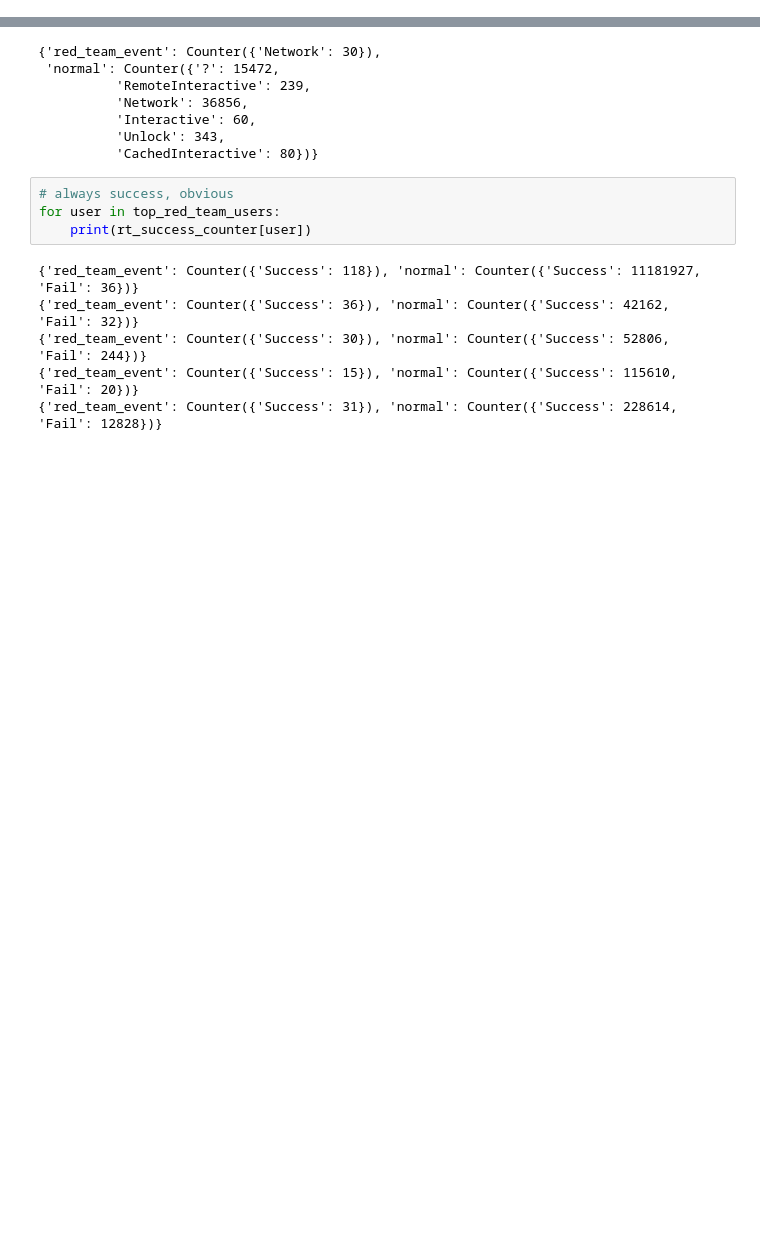
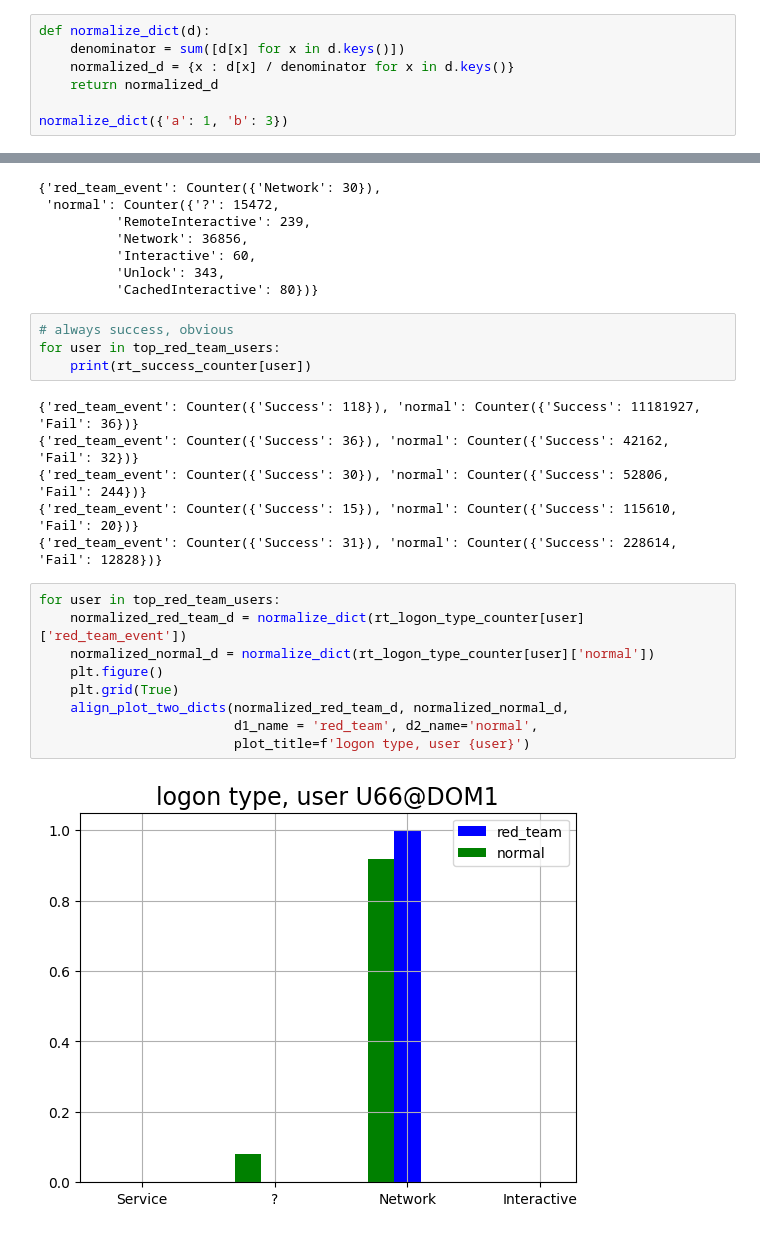
Before and after one commit to mariia-dream/lanl_data, a Jupyter notebook: lanl_basic_eda.ipynb, the cells around one changed output, grey strips where cells are left out. Drawn from its saved outputs; the diff is of its cells as text; blank space fills up the shorter version.

Commit message:
added plots for a few red team users

```diff
--- a/lanl_basic_eda.ipynb
+++ b/lanl_basic_eda.ipynb
@@ -75,3 +75,10 @@ MAX_NUM_LINES = int(1e8)
 AUTH_COLUMNS =['time', 'source_user_at_domain','destination_user_at_domain',
                               'source_computer','destination_computer','authentication_type',
                               'logon_type','authentication_orientation','success_failure']
+# %%
+def normalize_dict(d):
+    denominator = sum([d[x] for x in d.keys()])
+    normalized_d = {x : d[x] / denominator for x in d.keys()}
+    return normalized_d
+
+normalize_dict({'a': 1, 'b': 3})
@@ -631,3 +640,14 @@ for user in top_red_team_users:
 {'red_team_event': Counter({'Success': 30}), 'normal': Counter({'Success': 52806, 'Fail': 244})}
 {'red_team_event': Counter({'Success': 15}), 'normal': Counter({'Success': 115610, 'Fail': 20})}
 {'red_team_event': Counter({'Success': 31}), 'normal': Counter({'Success': 228614, 'Fail': 12828})}
+# %%
+for user in top_red_team_users:
+    normalized_red_team_d = normalize_dict(rt_logon_type_counter[user]['red_team_event'])
+    normalized_normal_d = normalize_dict(rt_logon_type_counter[user]['normal'])
+    plt.figure()
+    plt.grid(True)
+    align_plot_two_dicts(normalized_red_team_d, normalized_normal_d,
+                         d1_name = 'red_team', d2_name='normal',
+                         plot_title=f'logon type, user {user}')
+# %% [output]
+[figure, added]
```
Also changed, not shown: parts of 5 cells of this notebook.
